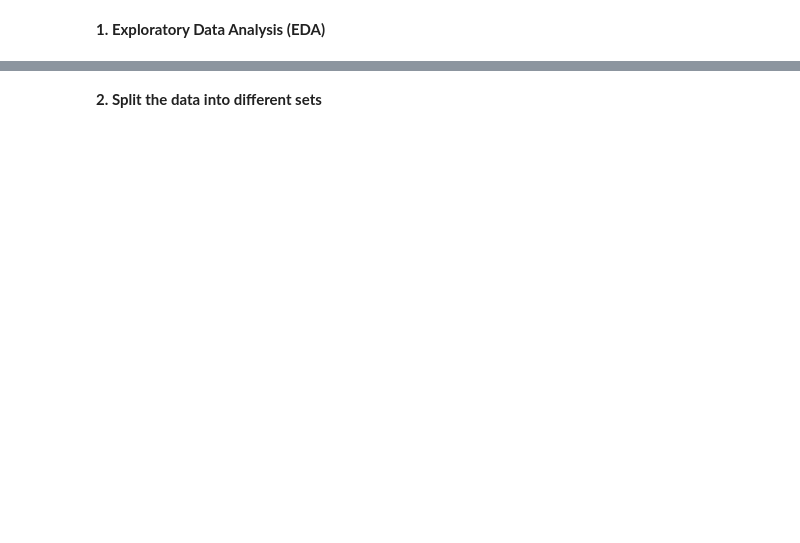
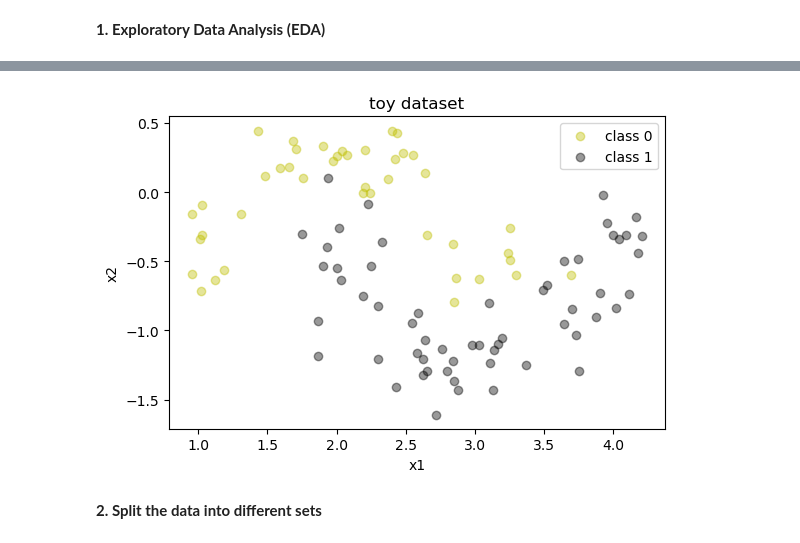
Before and after one commit to BrownDSI/DATA1030-Fall2023, a Jupyter notebook: week1 - intro to course and ML/lecture2 - intro to ML.ipynb, the cells around one changed output, grey strips where cells are left out. Drawn from its saved outputs; the diff is of its cells as text; code cells hidden in the pictures; blank space fills up the shorter version.

```diff
--- a/week1 - intro to course and ML/lecture2 - intro to ML.ipynb
+++ b/week1 - intro to course and ML/lecture2 - intro to ML.ipynb
@@ -210,12 +218,14 @@ plt.show()
 # %%
-plt.scatter(X[y==0,0],X[y==0,1],color='r',label='class 0',alpha=0.4)
-plt.scatter(X[y==1,0],X[y==1,1],color='b',label='class 1',alpha=0.4)
+plt.scatter(X[y==0,0],X[y==0,1],color='y',label='class 0',alpha=0.4)
+plt.scatter(X[y==1,0],X[y==1,1],color='k',label='class 1',alpha=0.4)
 plt.xlabel('x1')
 plt.ylabel('x2')
 plt.title('toy dataset')
 plt.gca().set_aspect('equal')
 plt.legend()
 plt.show()
+# %% [output]
+[figure, added]
 # %% [markdown]
 **2. Split the data into different sets**
 # %%
```
Also changed, not shown: parts of 14 cells of this notebook, 6 other files.
